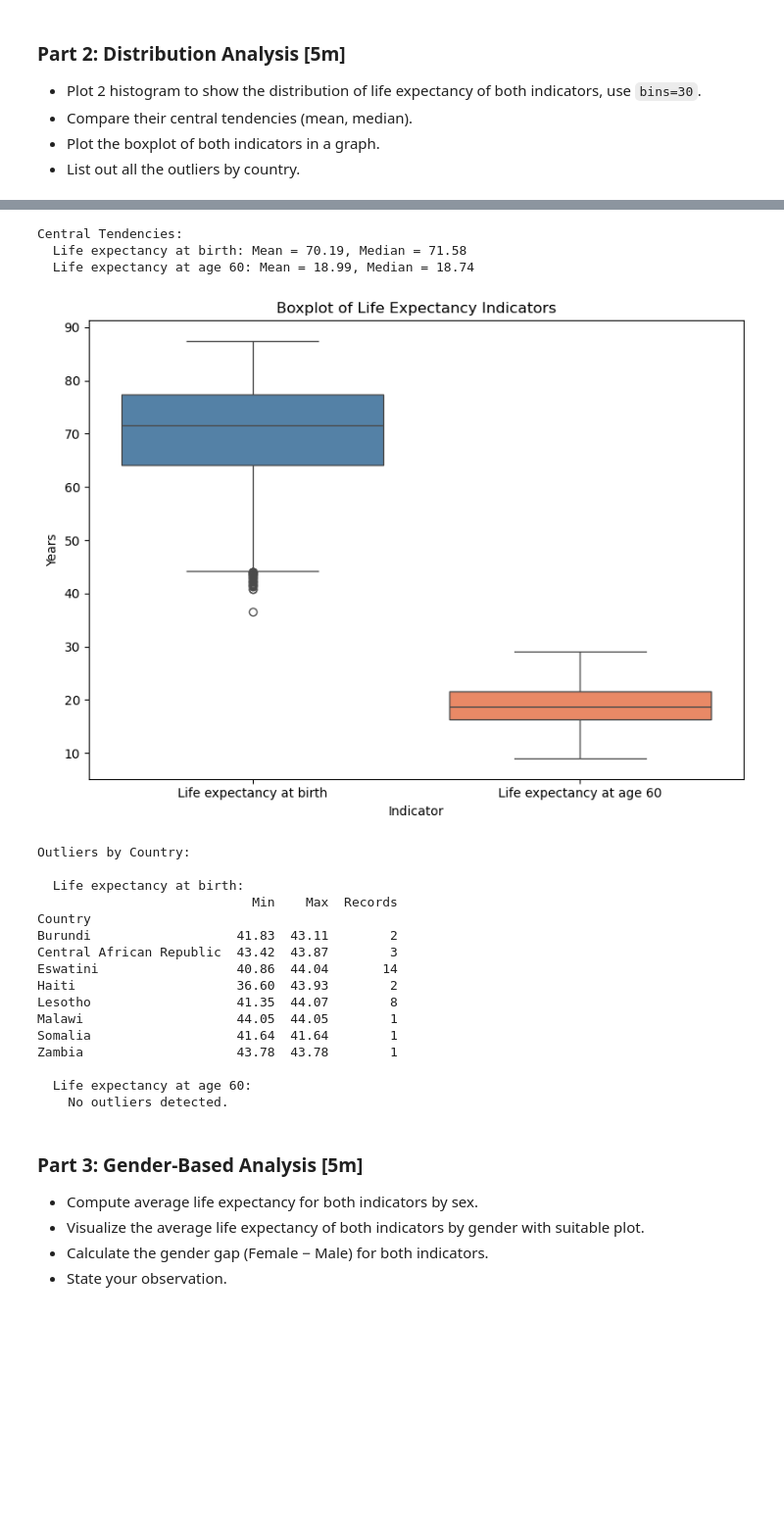
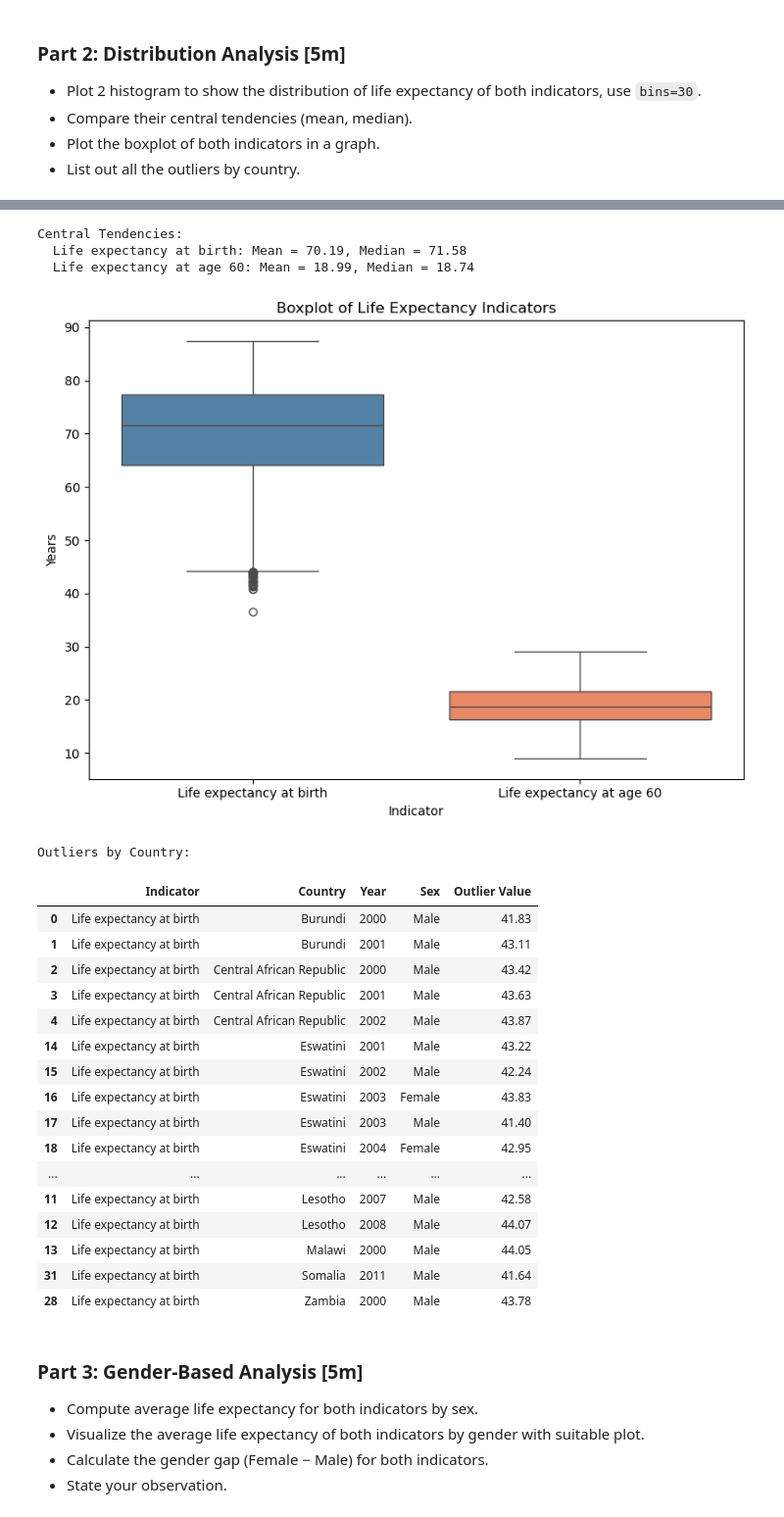
Before and after one commit to yjietin-alt/Lab_Exercises_Group3, a Jupyter notebook: 2610 LabEx_TT2L_G3.ipynb, the cells around one changed output, grey strips where cells are left out. Shown at 98% size. Drawn from its saved outputs; the diff is of its cells as text; code cells hidden in the pictures; blank space fills up the shorter version.

Commit message:
Part 2 show every outlier record

```diff
--- a/2610 LabEx_TT2L_G3.ipynb
+++ b/2610 LabEx_TT2L_G3.ipynb
@@ -173,56 +173,68 @@ print("Central Tendencies:")
 for col in ['Life expectancy at birth', 'Life expectancy at age 60']:
     print(f"  {col}: Mean = {df[col].mean():.2f}, Median = {df[col].median():.2f}")
 
 # --- 2.3: Boxplot ---
 fig, ax = plt.subplots(figsize=(8, 6))
 df_melt = df[['Life expectancy at birth', 'Life expectancy at age 60']].melt(
     var_name='Indicator', value_name='Years')
 sns.boxplot(data=df_melt, x='Indicator', y='Years', hue='Indicator',
             palette=['steelblue', 'coral'], legend=False, ax=ax)
 ax.set_title('Boxplot of Life Expectancy Indicators')
 ax.set_xlabel('Indicator')
 ax.set_ylabel('Years')
 plt.tight_layout()
 plt.show()
 
 # --- 2.4: Outliers by Country ---
 print("\nOutliers by Country:")
+
+all_outliers = []
+
 for col in ['Life expectancy at birth', 'Life expectancy at age 60']:
     Q1 = df[col].quantile(0.25)
     Q3 = df[col].quantile(0.75)
     IQR = Q3 - Q1
     lower = Q1 - 1.5 * IQR
     upper = Q3 + 1.5 * IQR
-    outliers = df[(df[col] < lower) | (df[col] > upper)][['Country', 'Year', 'Sex', col]]
-    print(f"\n  {col}:")
-    if outliers.empty:
-        print("    No outliers detected.")
-    else:
-        print(outliers.groupby('Country')[col].agg(['min', 'max', 'count'])
-              .rename(columns={'min': 'Min', 'max': 'Max', 'count': 'Records'})
-              .to_string())
+
+    outliers = df[(df[col] < lower) | (df[col] > upper)][
+        ['Country', 'Year', 'Sex', col]
+    ].copy()
+
+    outliers.insert(0, 'Indicator', col)
+    outliers = outliers.rename(columns={col: 'Outlier Value'})
+    all_outliers.append(outliers)
+
+outlier_df = pd.concat(all_outliers, ignore_index=True)
+
+if outlier_df.empty:
+    print("No outliers detected.")
+else:
+    display(outlier_df.sort_values(['Indicator', 'Country', 'Year', 'Sex']))
 # %% [output]
 [figure]
 Central Tendencies:
   Life expectancy at birth: Mean = 70.19, Median = 71.58
   Life expectancy at age 60: Mean = 18.99, Median = 18.74
 [figure]
 Outliers by Country:
-
-  Life expectancy at birth:
-                            Min    Max  Records
-Country
-Burundi                   41.83  43.11        2
-Central African Republic  43.42  43.87        3
-Eswatini                  40.86  44.04       14
-Haiti                     36.60  43.93        2
-Lesotho                   41.35  44.07        8
-Malawi                    44.05  44.05        1
-Somalia                   41.64  41.64        1
-Zambia                    43.78  43.78        1
-
-  Life expectancy at age 60:
-    No outliers detected.
+|  | Indicator | Country | Year | Sex | Outlier Value |
+| 0 | Life expectancy at birth | Burundi | 2000 | Male | 41.83 |
+| 1 | Life expectancy at birth | Burundi | 2001 | Male | 43.11 |
+| 2 | Life expectancy at birth | Central African Republic | 2000 | Male | 43.42 |
+| 3 | Life expectancy at birth | Central African Republic | 2001 | Male | 43.63 |
+| 4 | Life expectancy at birth | Central African Republic | 2002 | Male | 43.87 |
+| 14 | Life expectancy at birth | Eswatini | 2001 | Male | 43.22 |
+| 15 | Life expectancy at birth | Eswatini | 2002 | Male | 42.24 |
+| 16 | Life expectancy at birth | Eswatini | 2003 | Female | 43.83 |
+| 17 | Life expectancy at birth | Eswatini | 2003 | Male | 41.40 |
+| 18 | Life expectancy at birth | Eswatini | 2004 | Female | 42.95 |
+| ... | ... | ... | ... | ... | ... |
+| 11 | Life expectancy at birth | Lesotho | 2007 | Male | 42.58 |
+| 12 | Life expectancy at birth | Lesotho | 2008 | Male | 44.07 |
+| 13 | Life expectancy at birth | Malawi | 2000 | Male | 44.05 |
+| 31 | Life expectancy at birth | Somalia | 2011 | Male | 41.64 |
+| 28 | Life expectancy at birth | Zambia | 2000 | Male | 43.78 |
 # %% [markdown]
 ### Part 3: Gender-Based Analysis [5m]
 
```
